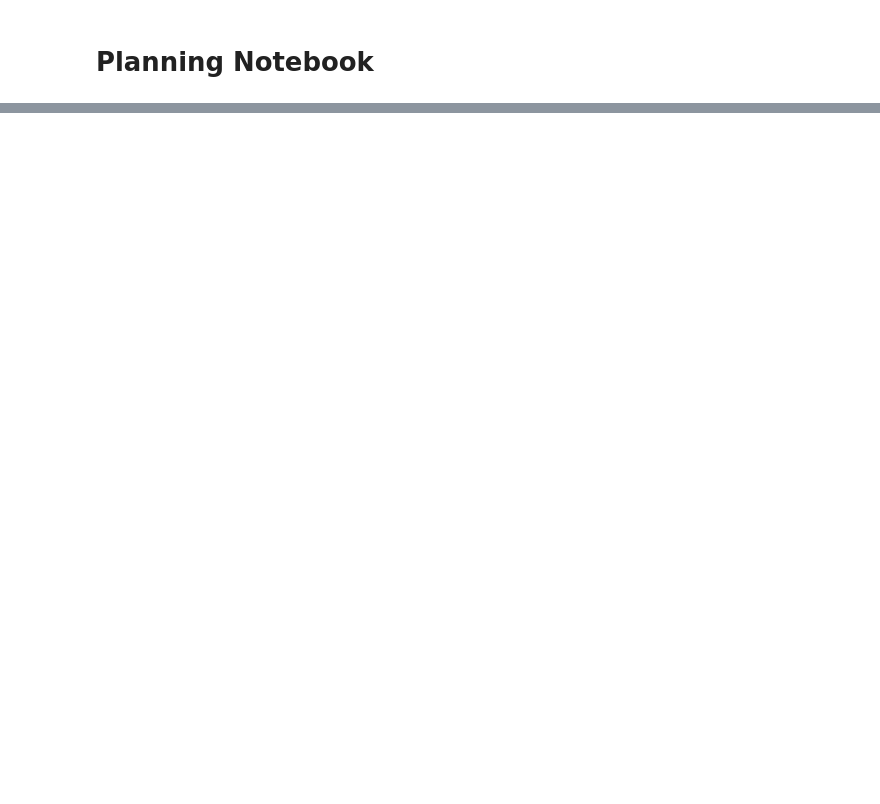
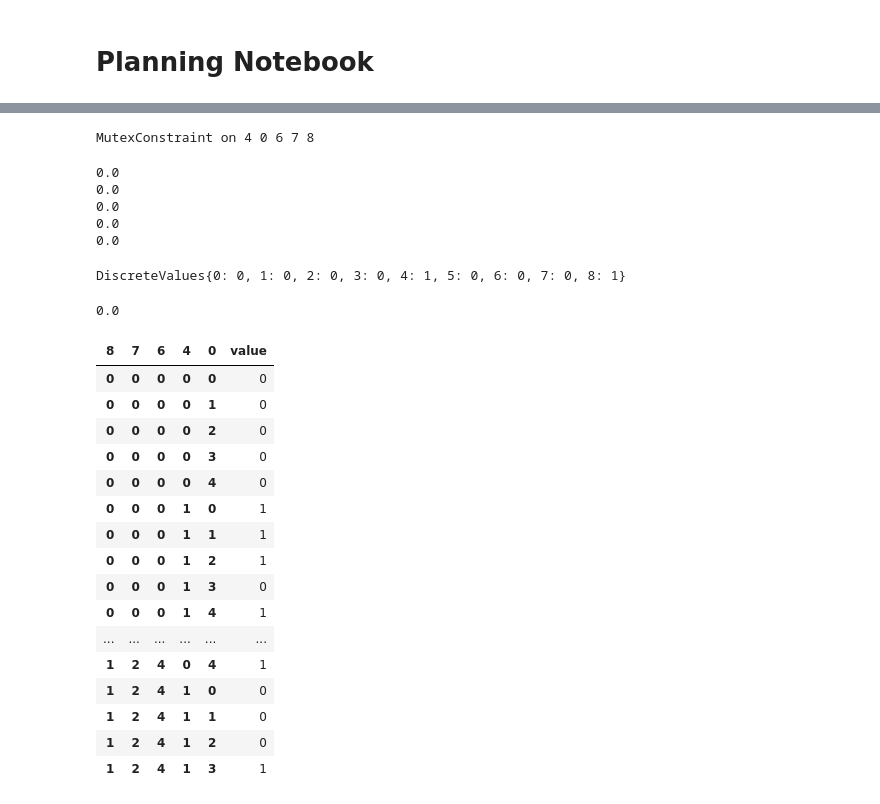
Before and after one commit to ywkim0606/gtsam_planner, a Jupyter notebook: python/Planning.ipynb, the cells around one changed output, grey strips where cells are left out. Drawn from its saved outputs; the diff is of its cells as text; code cells hidden in the pictures; blank space fills up the shorter version.

Commit message:
Mutex checked

```diff
--- a/python/Planning.ipynb
+++ b/python/Planning.ipynb
@@ -131,2 +40,0 @@ constraint(values)
-# %%
-tree_constraint(values)
@@ -262,0 +323,4 @@ names = converter.ops_names # 1, 43, 66, 111, 131, 179
+# %%
+state_t = converter.generate_state(0)
+# %%
+mutex_factors = converter.generate_mutex_factor(state_t)
@@ -263,2 +344,46 @@ names = converter.ops_names # 1, 43, 66, 111, 131, 179
+# %%
+mutex_factors[3]
+# %% [output]
+MutexConstraint on 4 0 6 7 8
+# %%
+for f in mutex_factors:
+    tree = f.toDecisionTreeFactor()
+    print(tree(values))
+# %% [output]
+0.0
+0.0
+0.0
+0.0
+0.0
+# %%
+tree = mutex_factors[3].toDecisionTreeFactor()
+# %%
+values
+# %% [output]
+DiscreteValues{0: 0, 1: 0, 2: 0, 3: 0, 4: 1, 5: 0, 6: 0, 7: 0, 8: 1}
+# %%
+tree(values)
+# %% [output]
+0.0
+# %%
+tree
+# %% [output]
+| 8 | 7 | 6 | 4 | 0 | value |
+| 0 | 0 | 0 | 0 | 0 | 0 |
+| 0 | 0 | 0 | 0 | 1 | 0 |
+| 0 | 0 | 0 | 0 | 2 | 0 |
+| 0 | 0 | 0 | 0 | 3 | 0 |
+| 0 | 0 | 0 | 0 | 4 | 0 |
+| 0 | 0 | 0 | 1 | 0 | 1 |
+| 0 | 0 | 0 | 1 | 1 | 1 |
+| 0 | 0 | 0 | 1 | 2 | 1 |
+| 0 | 0 | 0 | 1 | 3 | 0 |
+| 0 | 0 | 0 | 1 | 4 | 1 |
+| ... | ... | ... | ... | ... | ... |
+| 1 | 2 | 4 | 0 | 4 | 1 |
+| 1 | 2 | 4 | 1 | 0 | 0 |
+| 1 | 2 | 4 | 1 | 1 | 0 |
+| 1 | 2 | 4 | 1 | 2 | 0 |
+| 1 | 2 | 4 | 1 | 3 | 1 |
 # %%
 # def plan(k):
```
Also changed, not shown: parts of 70 cells of this notebook, 8 other files.
